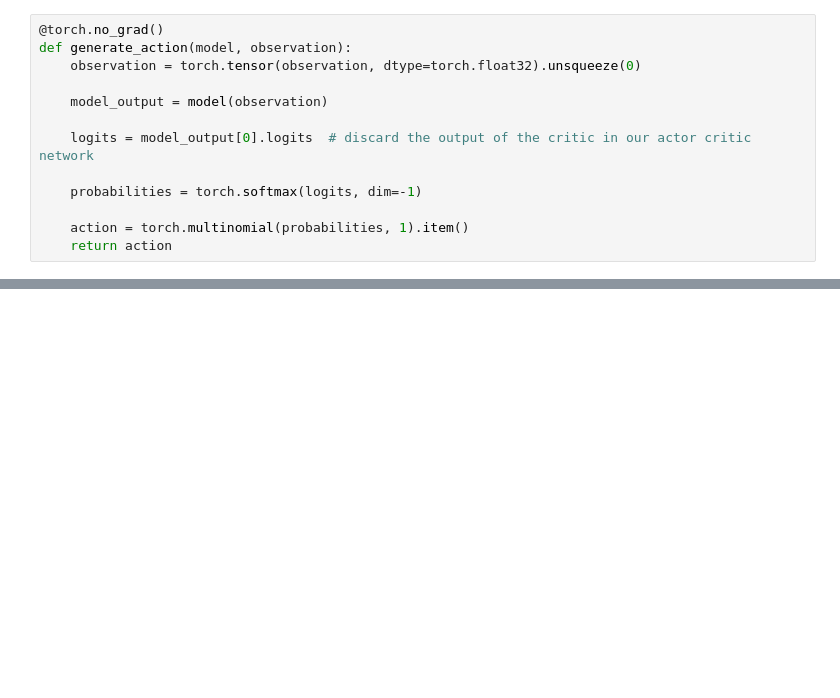
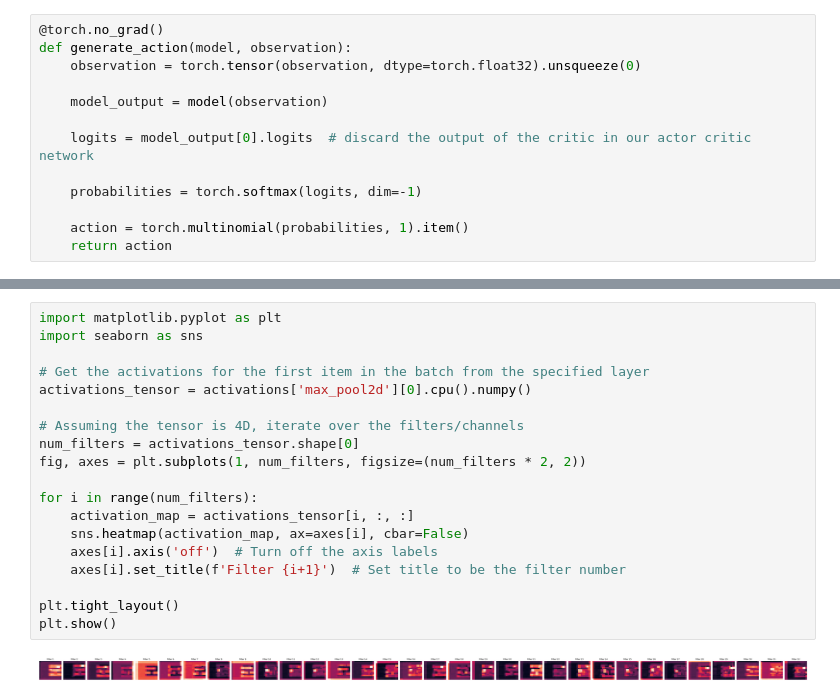
Before and after one commit to BenSturgeon/ai-safety-camp-2024-model-agents, a Jupyter notebook: notebooks/heist_data_generation.ipynb, the cells around one changed output, grey strips where cells are left out. Drawn from its saved outputs; the diff is of its cells as text; blank space fills up the shorter version.

Commit message:
Added code for visualising the heist model with hooks.

```diff
--- a/notebooks/heist_data_generation.ipynb
+++ b/notebooks/heist_data_generation.ipynb
@@ -92,0 +148,21 @@ KeyboardInterrupt:
+# %%
+import matplotlib.pyplot as plt
+import seaborn as sns
+
+# Get the activations for the first item in the batch from the specified layer
+activations_tensor = activations['max_pool2d'][0].cpu().numpy()
+
+# Assuming the tensor is 4D, iterate over the filters/channels
+num_filters = activations_tensor.shape[0]
+fig, axes = plt.subplots(1, num_filters, figsize=(num_filters * 2, 2))
+
+for i in range(num_filters):
+    activation_map = activations_tensor[i, :, :]
+    sns.heatmap(activation_map, ax=axes[i], cbar=False)
+    axes[i].axis('off')  # Turn off the axis labels
+    axes[i].set_title(f'Filter {i+1}')  # Set title to be the filter number
+
+plt.tight_layout()
+plt.show()
+# %% [output]
+[figure, added]
```
Also changed, not shown: parts of 6 cells of this notebook, 4 other files.
